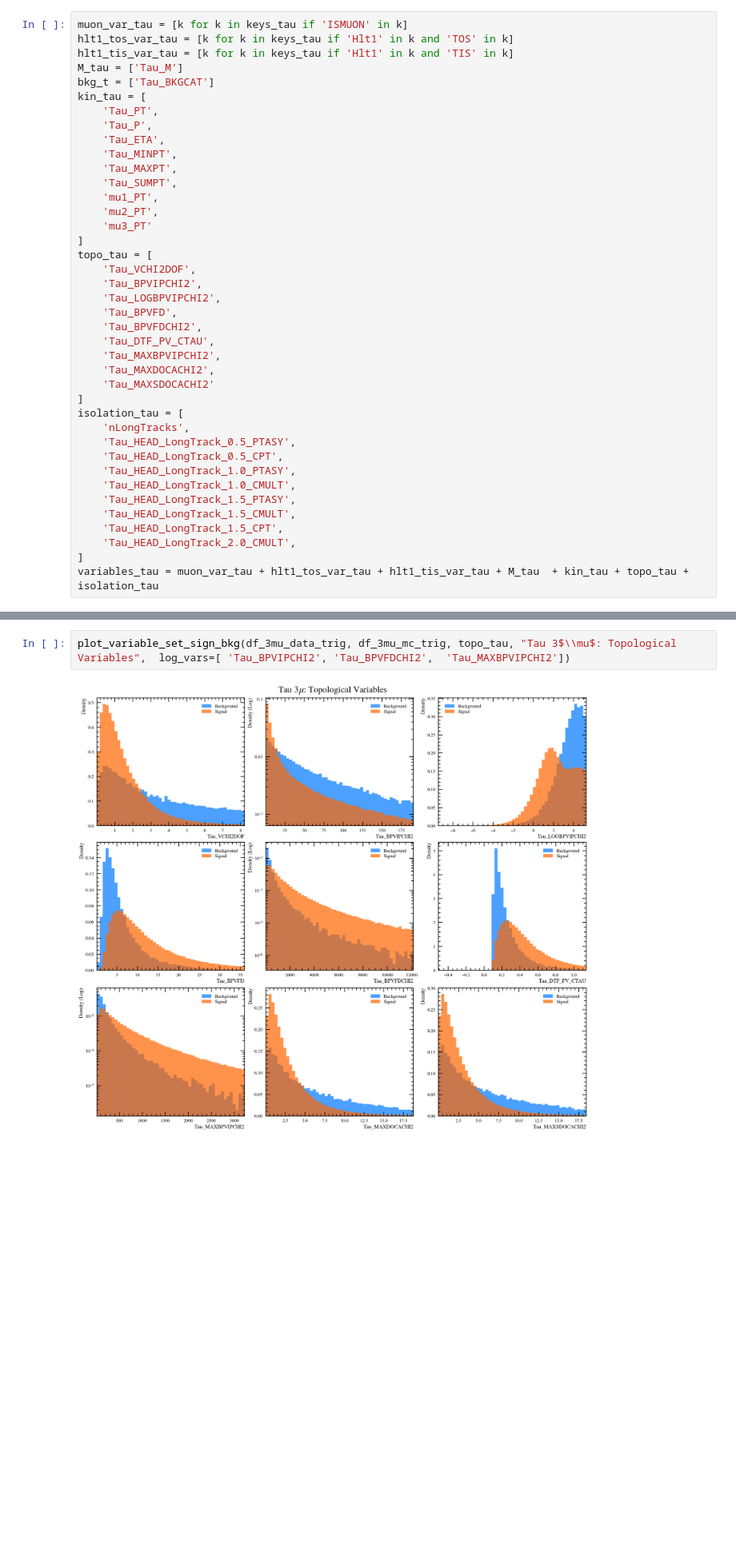
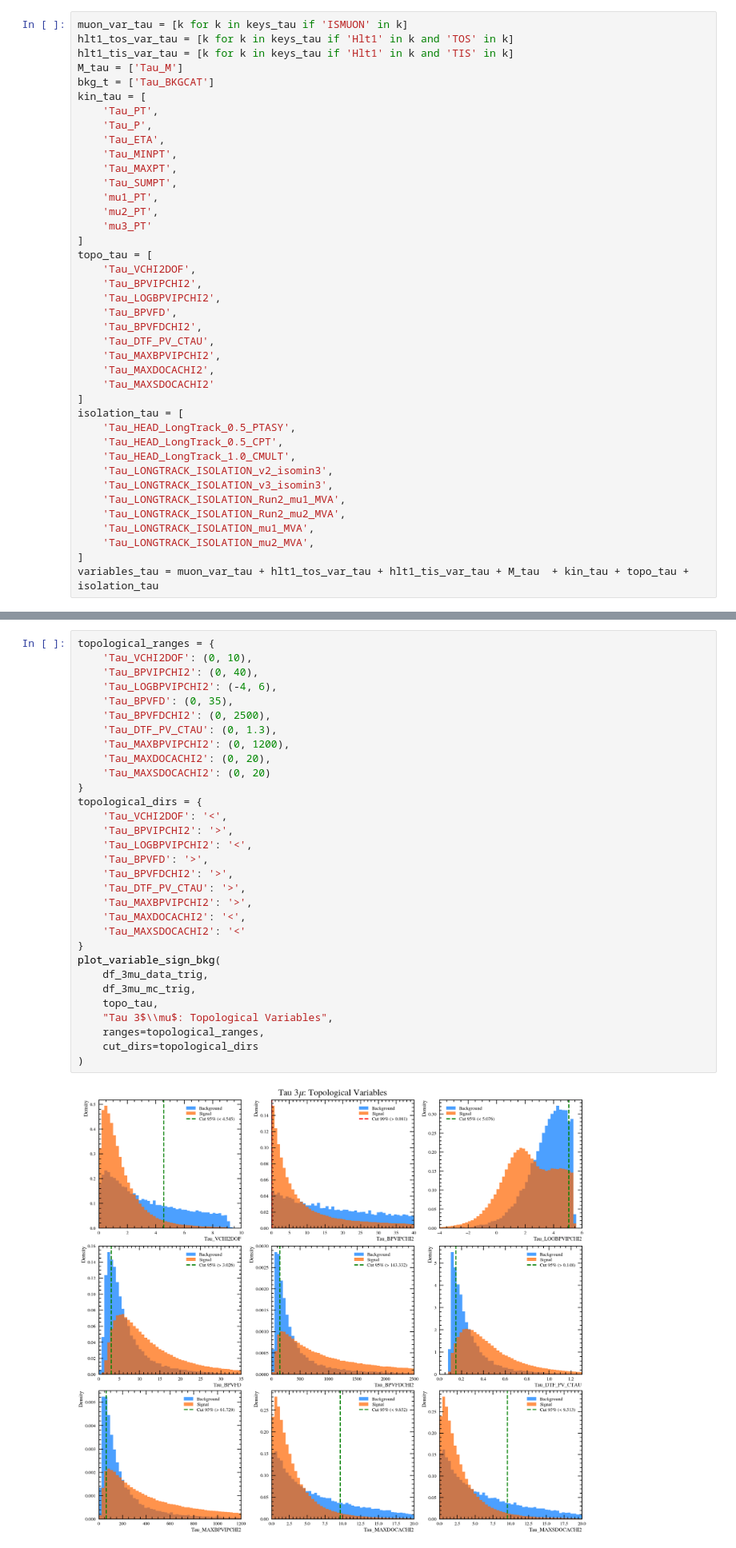
Before and after one commit to lhcb-bicocca/tesi_impicciche, a Jupyter notebook: notebooks/skimming.ipynb, the cells around one changed output, grey strips where cells are left out. Shown at 80% size. Cells and saved outputs as stored; diff of their text form; blank space fills up the shorter version.

```diff
--- a/notebooks/skimming.ipynb
+++ b/notebooks/skimming.ipynb
@@ -112,15 +117,15 @@ topo_tau = [
     'Tau_MAXSDOCACHI2'
 ]
 isolation_tau = [
-    'nLongTracks',
     'Tau_HEAD_LongTrack_0.5_PTASY',
     'Tau_HEAD_LongTrack_0.5_CPT',
-    'Tau_HEAD_LongTrack_1.0_PTASY',
     'Tau_HEAD_LongTrack_1.0_CMULT',
-    'Tau_HEAD_LongTrack_1.5_PTASY',
-    'Tau_HEAD_LongTrack_1.5_CMULT',
-    'Tau_HEAD_LongTrack_1.5_CPT',
-    'Tau_HEAD_LongTrack_2.0_CMULT',
+    'Tau_LONGTRACK_ISOLATION_v2_isomin3',
+    'Tau_LONGTRACK_ISOLATION_v3_isomin3',
+    'Tau_LONGTRACK_ISOLATION_Run2_mu1_MVA',
+    'Tau_LONGTRACK_ISOLATION_Run2_mu2_MVA',
+    'Tau_LONGTRACK_ISOLATION_mu1_MVA',
+    'Tau_LONGTRACK_ISOLATION_mu2_MVA',
 ]
 variables_tau = muon_var_tau + hlt1_tos_var_tau + hlt1_tis_var_tau + M_tau  + kin_tau + topo_tau + isolation_tau
 # %% [markdown]
@@ -1216,4 +1466,33 @@ plot_variable_set_sign_bkg(df_3mu_data_trig, df_3mu_mc_trig, kin_tau, "Tau 3$\\m
 # %%
-plot_variable_set_sign_bkg(df_3mu_data_trig, df_3mu_mc_trig, topo_tau, "Tau 3$\\mu$: Topological Variables",  log_vars=[ 'Tau_BPVIPCHI2', 'Tau_BPVFDCHI2',  'Tau_MAXBPVIPCHI2'])
+topological_ranges = {
+    'Tau_VCHI2DOF': (0, 10),
+    'Tau_BPVIPCHI2': (0, 40),
+    'Tau_LOGBPVIPCHI2': (-4, 6),
+    'Tau_BPVFD': (0, 35),
+    'Tau_BPVFDCHI2': (0, 2500),
+    'Tau_DTF_PV_CTAU': (0, 1.3),
+    'Tau_MAXBPVIPCHI2': (0, 1200),
+    'Tau_MAXDOCACHI2': (0, 20),
+    'Tau_MAXSDOCACHI2': (0, 20)
+}
+topological_dirs = {
+    'Tau_VCHI2DOF': '<',
+    'Tau_BPVIPCHI2': '>',
+    'Tau_LOGBPVIPCHI2': '<',
+    'Tau_BPVFD': '>',
+    'Tau_BPVFDCHI2': '>',
+    'Tau_DTF_PV_CTAU': '>',
+    'Tau_MAXBPVIPCHI2': '>',
+    'Tau_MAXDOCACHI2': '<',
+    'Tau_MAXSDOCACHI2': '<'
+}
+plot_variable_sign_bkg(
+    df_3mu_data_trig,
+    df_3mu_mc_trig,
+    topo_tau,
+    "Tau 3$\\mu$: Topological Variables",
+    ranges=topological_ranges,
+    cut_dirs=topological_dirs
+)
 # %% [output]
-[figure, old version]
+[figure, new version]
```
Also changed, not shown: parts of 25 cells of this notebook.
